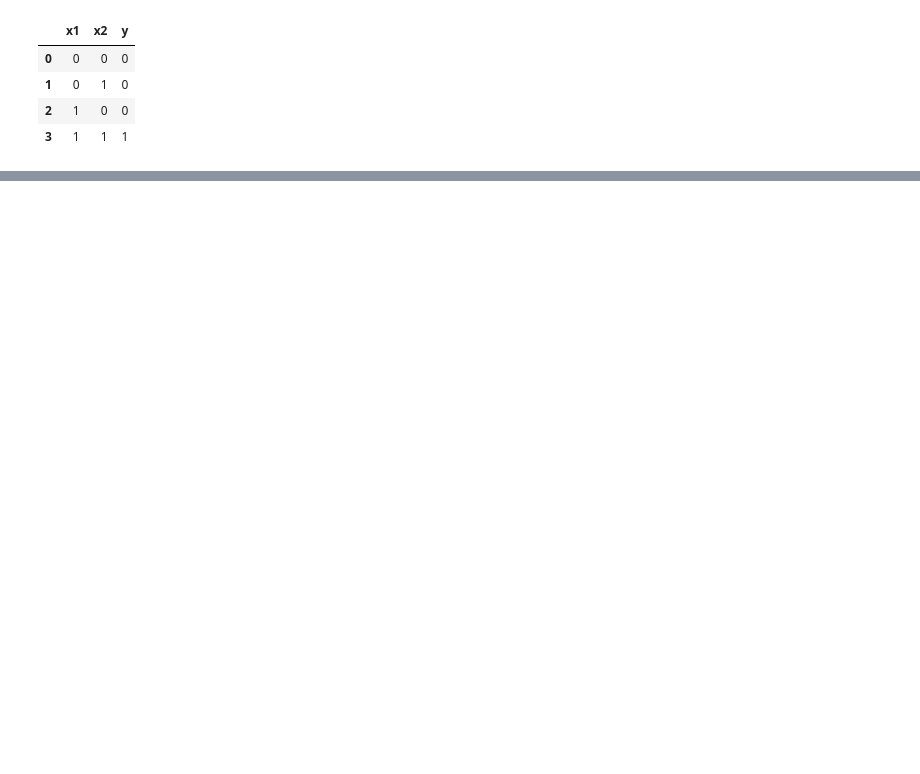
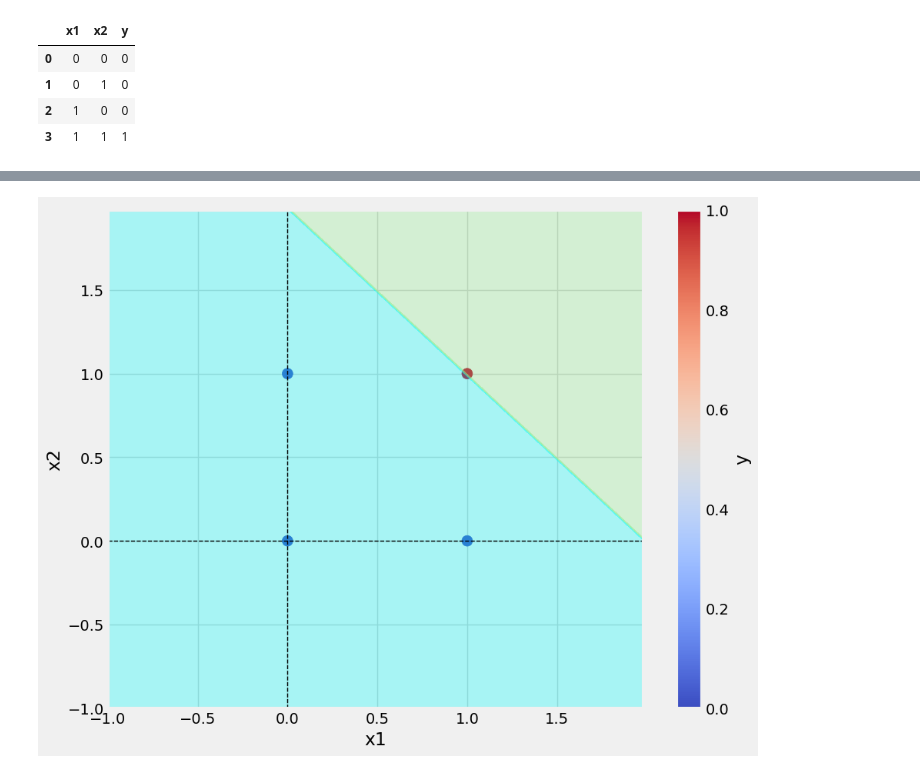
Before and after one commit to abhishekjadhav3470/Perceptron_Implementation, a Jupyter notebook: Perceptron.ipynb, the cells around one changed output, grey strips where cells are left out. Cells and saved outputs as stored; diff of their text form; code cells hidden in the pictures; blank space fills up the shorter version.

```diff
--- a/Perceptron.ipynb
+++ b/Perceptron.ipynb
@@ -215,0 +273,4 @@ total loss: 2
+# %%
+save_plot(df_AND, model_and, filename="and.png")
+# %% [output]
+[figure, added]
```
Also changed, not shown: parts of 18 cells of this notebook.
